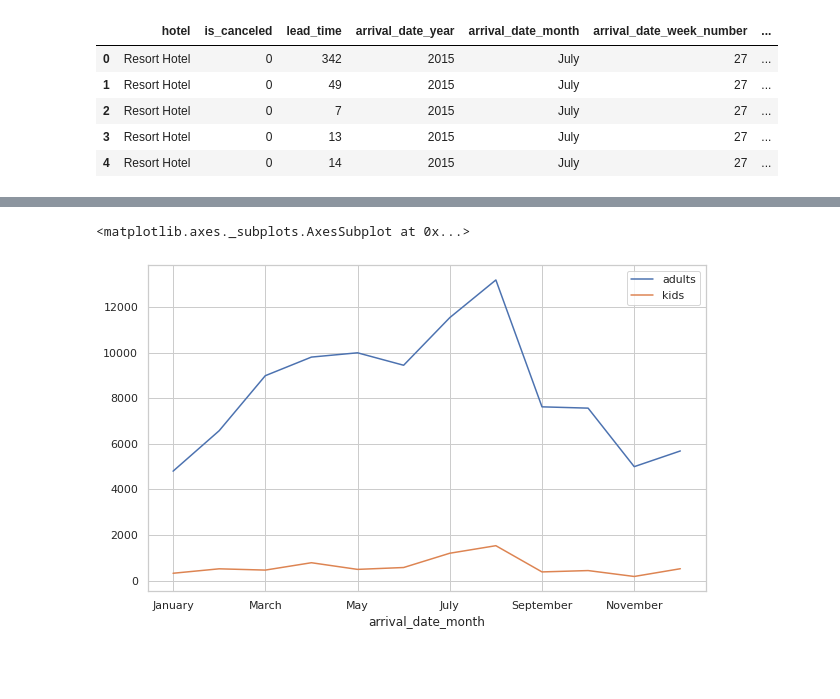
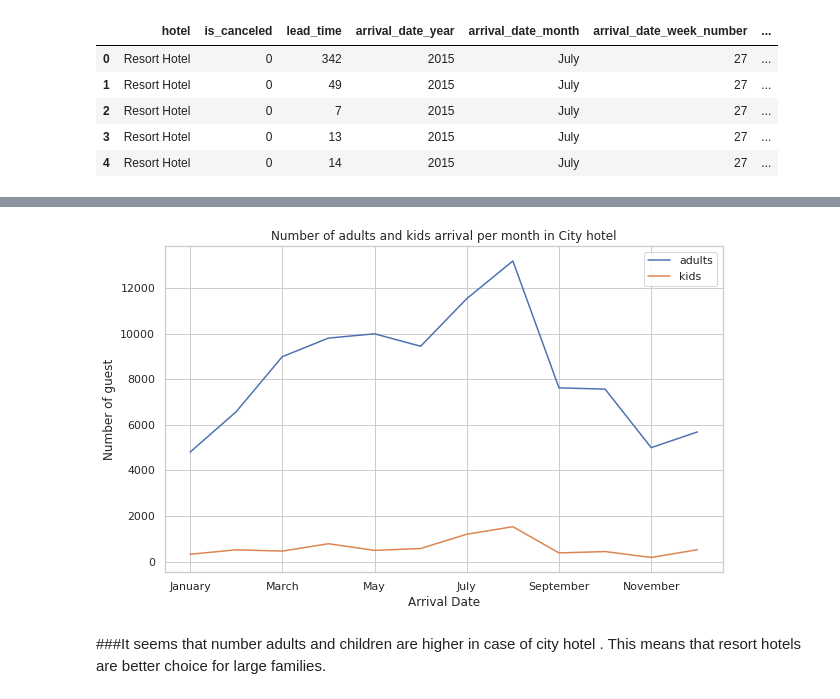
Before and after one commit to armanalam6342/Hotel-Booking-Analysis, a Jupyter notebook: Hotel_Booking_Analysis_Capstone_Project.ipynb, the cells around one changed output, grey strips where cells are left out. Drawn from its saved outputs; the diff is of its cells as text; code cells hidden in the pictures; blank space fills up the shorter version.

```diff
--- a/Hotel_Booking_Analysis_Capstone_Project.ipynb
+++ b/Hotel_Booking_Analysis_Capstone_Project.ipynb
@@ -364,5 +425,7 @@ city_hotel
-# %%
-city_hotel.plot(x = 'arrival_date_month',y= ['adults','kids'],figsize=(10, 6))
-# %% [output]
-<matplotlib.axes._subplots.AxesSubplot at 0x...>
-[figure, removed]
+# %%
+#Line plot for finding the number of adults and kids -City hotel
+city_hotel.plot(x = 'arrival_date_month',y= ['adults','kids'],figsize=(10, 6),title = 'Number of adults and kids arrival per month in City hotel', xlabel = 'Arrival Date', ylabel = 'Number of guest');
+# %% [output]
+[figure, added]
+# %% [markdown]
+###It seems that  number adults and children are higher in case of city hotel . This means that resort hotels are better choice for large families.
```
Also changed, not shown: parts of 37 cells of this notebook.
